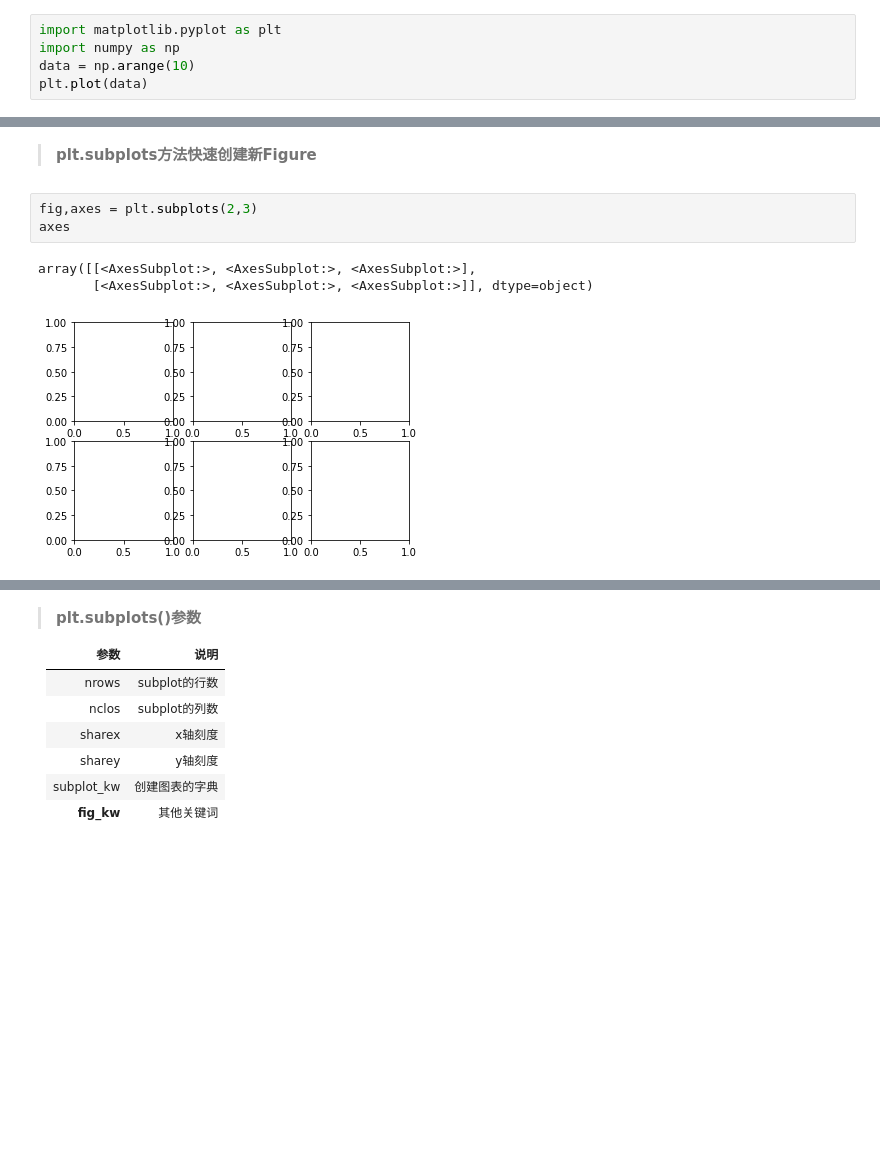
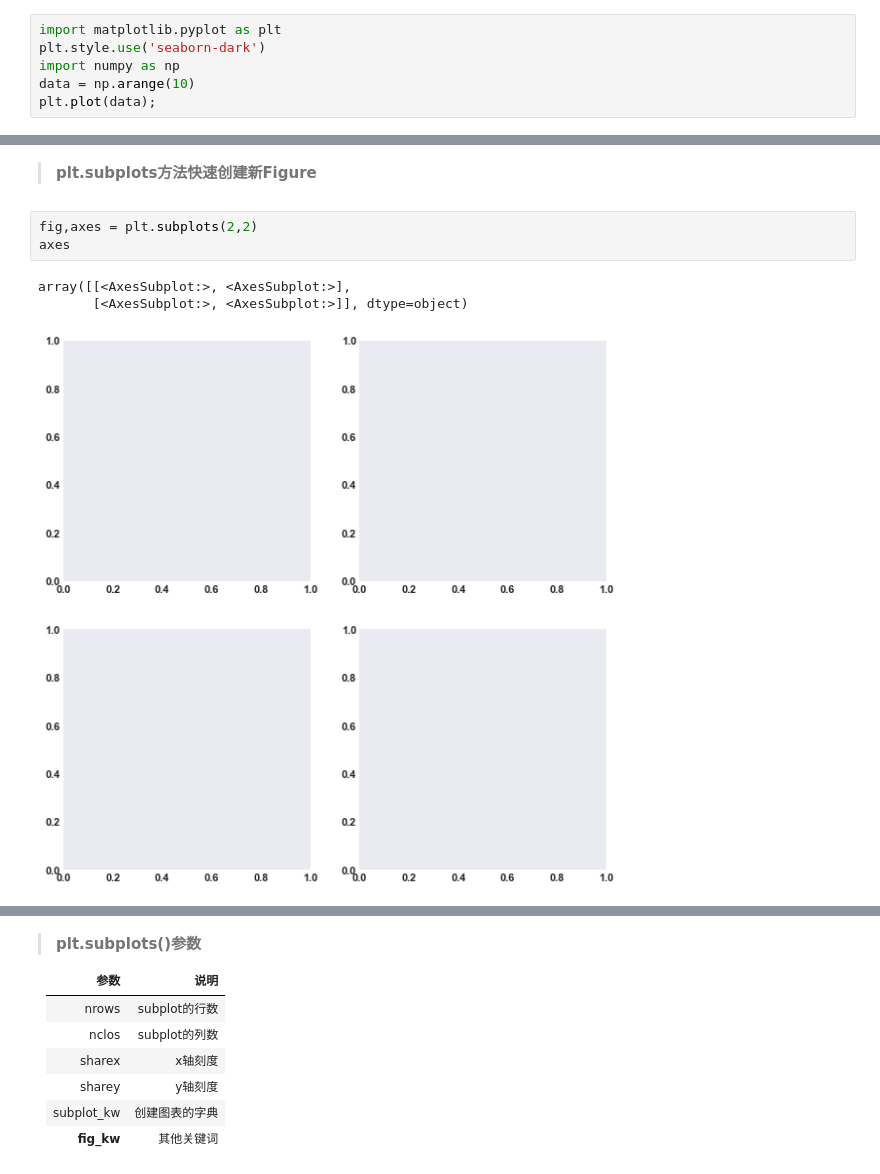
Before and after one commit to jaling9/PythonDataAnalysis, a Jupyter notebook: 09 matplotlib_Notes.ipynb, the cells around one changed output, grey strips where cells are left out. Cells and saved outputs as stored; diff of their text form; blank space fills up the shorter version.

```diff
--- a/09 matplotlib_Notes.ipynb
+++ b/09 matplotlib_Notes.ipynb
@@ -7,7 +7,8 @@
 > **matplotlib的示例库和文档是学习高级特性的最好资源。  笔记：虽然本书没有详细地讨论matplotlib的各种功能，但足以将你引入门。**
 # %%
 import matplotlib.pyplot as plt
+plt.style.use('seaborn-dark')
 import numpy as np
 data = np.arange(10)
-plt.plot(data)
+plt.plot(data);
 # %% [output]
@@ -49,9 +49,9 @@ ax2.scatter(np.arange(30), np.arange(30) + 3 * np.random.randn(30))
 # %% [markdown]
 > **plt.subplots方法快速创建新Figure**
 # %%
-fig,axes = plt.subplots(2,3)
+fig,axes = plt.subplots(2,2)
 axes
 # %% [output]
-array([[<AxesSubplot:>, <AxesSubplot:>, <AxesSubplot:>],
-       [<AxesSubplot:>, <AxesSubplot:>, <AxesSubplot:>]], dtype=object)
+array([[<AxesSubplot:>, <AxesSubplot:>],
+       [<AxesSubplot:>, <AxesSubplot:>]], dtype=object)
-[figure, old version]
+[figure, new version]
```
Also changed, not shown: parts of 45 cells of this notebook, 23 other files.
